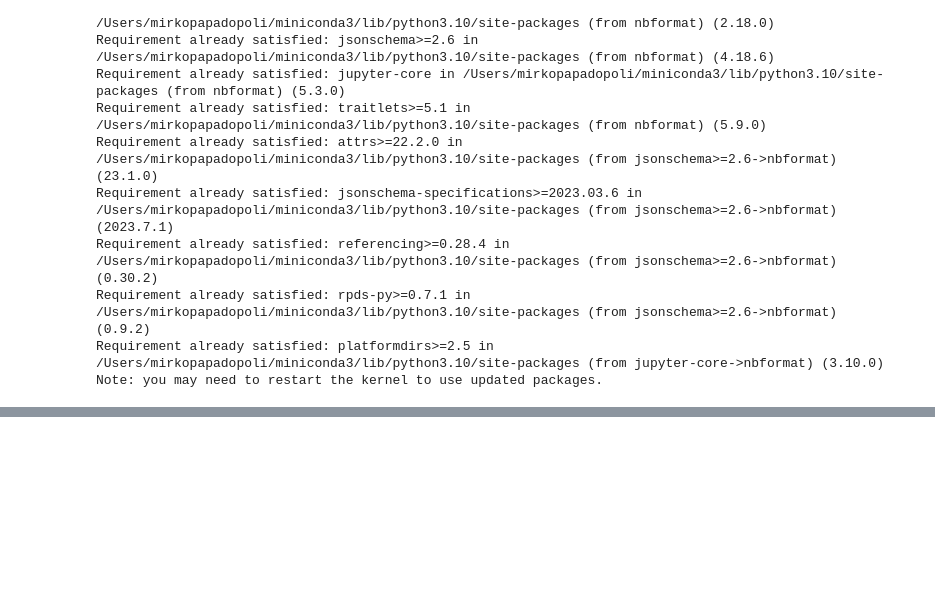
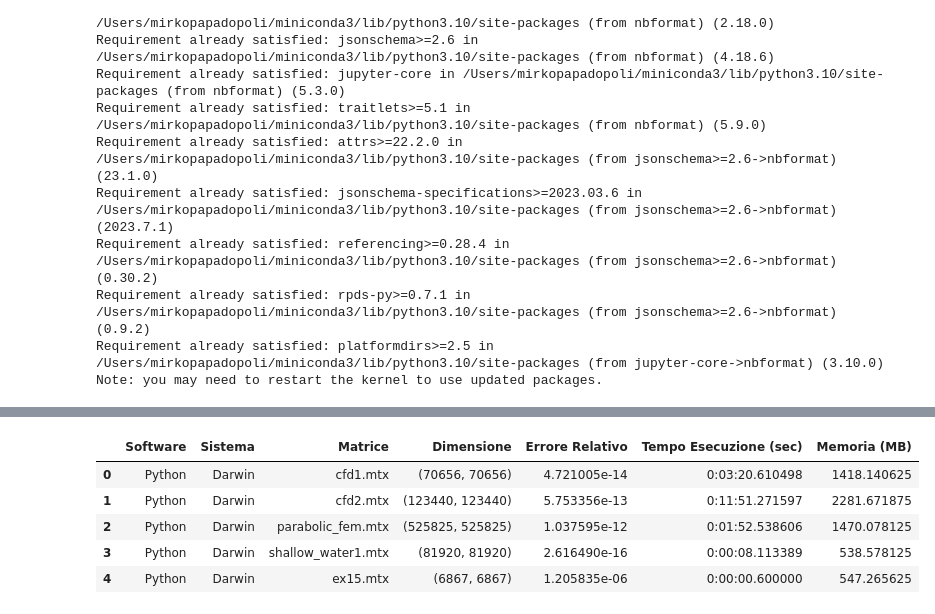
Before and after one commit to mirkopapadopoli/LinearSolver, a Jupyter notebook: VisualizationData/DataViz.ipynb, the cells around one changed output, grey strips where cells are left out. Saved outputs shown, nothing was run; the diff lists cells and outputs as text; code cells hidden in the pictures; blank space fills up the shorter version.

```diff
--- a/VisualizationData/DataViz.ipynb
+++ b/VisualizationData/DataViz.ipynb
@@ -105,3 +104,12 @@ fig.show()
+# %%
+python_macos_data
+# %% [output]
+|  | Software | Sistema | Matrice | Dimensione | Errore Relativo | Tempo Esecuzione (sec) | Memoria (MB) |
+| 0 | Python | Darwin | cfd1.mtx | (70656, 70656) | 4.721005e-14 | 0:03:20.610498 | 1418.140625 |
+| 1 | Python | Darwin | cfd2.mtx | (123440, 123440) | 5.753356e-13 | 0:11:51.271597 | 2281.671875 |
+| 2 | Python | Darwin | parabolic_fem.mtx | (525825, 525825) | 1.037595e-12 | 0:01:52.538606 | 1470.078125 |
+| 3 | Python | Darwin | shallow_water1.mtx | (81920, 81920) | 2.616490e-16 | 0:00:08.113389 | 538.578125 |
+| 4 | Python | Darwin | ex15.mtx | (6867, 6867) | 1.205835e-06 | 0:00:00.600000 | 547.265625 |
 # %%
 #li rileggo per evitare errori
 python_windows_data = pd.read_csv('../Data/python_Windows.csv')
```
Also changed, not shown: parts of 16 cells of this notebook, 6 other files.
